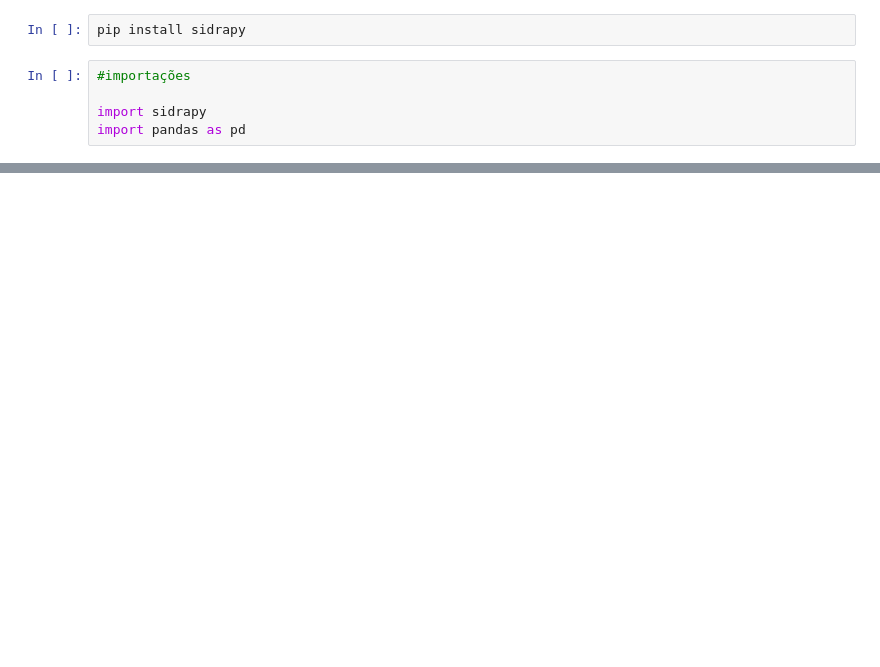
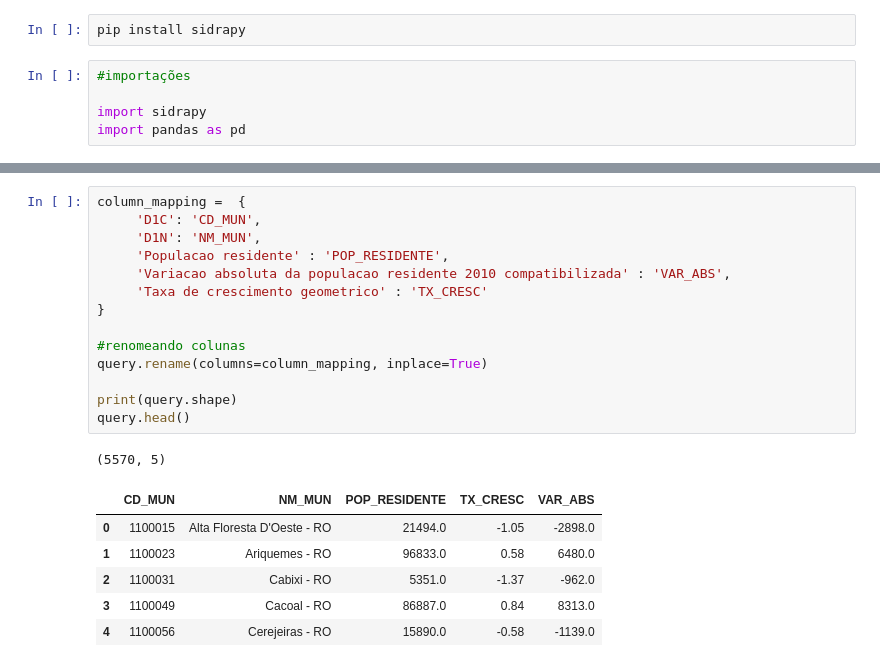
Before and after one commit to alslemos/MyMaps, a Jupyter notebook: Manipulando_Sidra.ipynb, the cells around one changed output, grey strips where cells are left out. Drawn from its saved outputs; the diff is of its cells as text; blank space fills up the shorter version.

```diff
--- a/Manipulando_Sidra.ipynb
+++ b/Manipulando_Sidra.ipynb
@@ -46,0 +62,22 @@ query.head()
+# %%
+column_mapping =  {
+     'D1C': 'CD_MUN',
+     'D1N': 'NM_MUN',
+     'Populacao residente' : 'POP_RESIDENTE',
+     'Variacao absoluta da populacao residente 2010 compatibilizada' : 'VAR_ABS',
+     'Taxa de crescimento geometrico' : 'TX_CRESC'
+}
+
+#renomeando colunas
+query.rename(columns=column_mapping, inplace=True)
+
+print(query.shape)
+query.head()
+# %% [output]
+(5570, 5)
+|  | CD_MUN | NM_MUN | POP_RESIDENTE | TX_CRESC | VAR_ABS |
+| 0 | 1100015 | Alta Floresta D'Oeste - RO | 21494.0 | -1.05 | -2898.0 |
+| 1 | 1100023 | Ariquemes - RO | 96833.0 | 0.58 | 6480.0 |
+| 2 | 1100031 | Cabixi - RO | 5351.0 | -1.37 | -962.0 |
+| 3 | 1100049 | Cacoal - RO | 86887.0 | 0.84 | 8313.0 |
+| 4 | 1100056 | Cerejeiras - RO | 15890.0 | -0.58 | -1139.0 |
```
Also changed, not shown: parts of 3 cells of this notebook.
